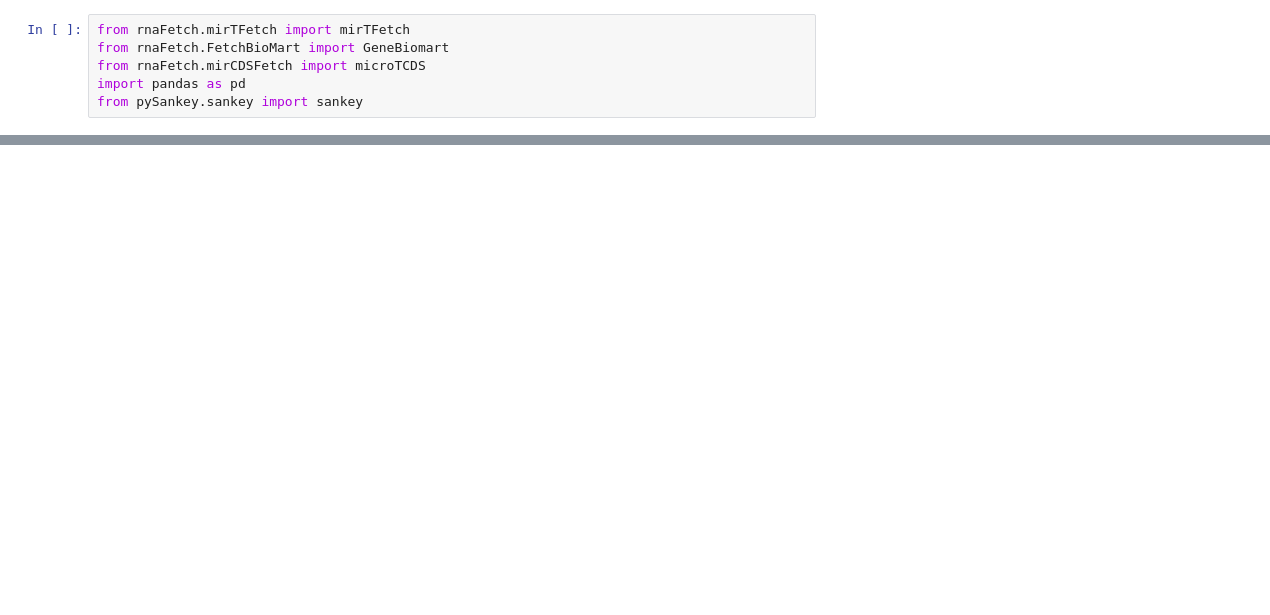
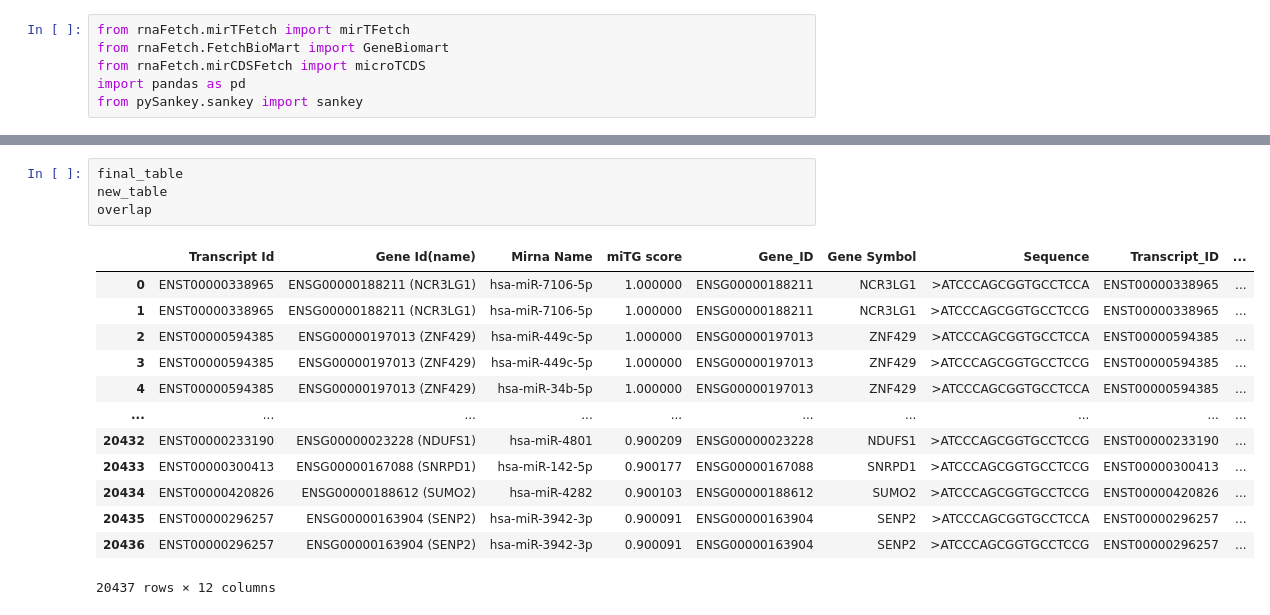
Before and after one commit to mouzkolit/miRFetch, a Jupyter notebook: trial_new_mitD_package.ipynb, the cells around one changed output, grey strips where cells are left out. Cells and saved outputs as stored; diff of their text form; blank space fills up the shorter version.

```diff
--- a/trial_new_mitD_package.ipynb
+++ b/trial_new_mitD_package.ipynb
@@ -7 +18,19 @@ from pySankey.sankey import sankey
+# %%
+final_table
+new_table
+overlap
+# %% [output]
+|  | Transcript Id | Gene Id(name) | Mirna Name | miTG score | Gene_ID | Gene Symbol | Sequence | Transcript_ID | ... |
+| 0 | ENST00000338965 | ENSG00000188211 (NCR3LG1) | hsa-miR-7106-5p | 1.000000 | ENSG00000188211 | NCR3LG1 | >ATCCCAGCGGTGCCTCCA | ENST00000338965 | ... |
+| 1 | ENST00000338965 | ENSG00000188211 (NCR3LG1) | hsa-miR-7106-5p | 1.000000 | ENSG00000188211 | NCR3LG1 | >ATCCCAGCGGTGCCTCCG | ENST00000338965 | ... |
+| 2 | ENST00000594385 | ENSG00000197013 (ZNF429) | hsa-miR-449c-5p | 1.000000 | ENSG00000197013 | ZNF429 | >ATCCCAGCGGTGCCTCCA | ENST00000594385 | ... |
+| 3 | ENST00000594385 | ENSG00000197013 (ZNF429) | hsa-miR-449c-5p | 1.000000 | ENSG00000197013 | ZNF429 | >ATCCCAGCGGTGCCTCCG | ENST00000594385 | ... |
+| 4 | ENST00000594385 | ENSG00000197013 (ZNF429) | hsa-miR-34b-5p | 1.000000 | ENSG00000197013 | ZNF429 | >ATCCCAGCGGTGCCTCCA | ENST00000594385 | ... |
+| ... | ... | ... | ... | ... | ... | ... | ... | ... | ... |
+| 20432 | ENST00000233190 | ENSG00000023228 (NDUFS1) | hsa-miR-4801 | 0.900209 | ENSG00000023228 | NDUFS1 | >ATCCCAGCGGTGCCTCCG | ENST00000233190 | ... |
+| 20433 | ENST00000300413 | ENSG00000167088 (SNRPD1) | hsa-miR-142-5p | 0.900177 | ENSG00000167088 | SNRPD1 | >ATCCCAGCGGTGCCTCCG | ENST00000300413 | ... |
+| 20434 | ENST00000420826 | ENSG00000188612 (SUMO2) | hsa-miR-4282 | 0.900103 | ENSG00000188612 | SUMO2 | >ATCCCAGCGGTGCCTCCG | ENST00000420826 | ... |
+| 20435 | ENST00000296257 | ENSG00000163904 (SENP2) | hsa-miR-3942-3p | 0.900091 | ENSG00000163904 | SENP2 | >ATCCCAGCGGTGCCTCCA | ENST00000296257 | ... |
+| 20436 | ENST00000296257 | ENSG00000163904 (SENP2) | hsa-miR-3942-3p | 0.900091 | ENSG00000163904 | SENP2 | >ATCCCAGCGGTGCCTCCG | ENST00000296257 | ... |
+20437 rows × 12 columns
 # %%
```
Also changed, not shown: parts of 6 cells of this notebook, 6 other files.
